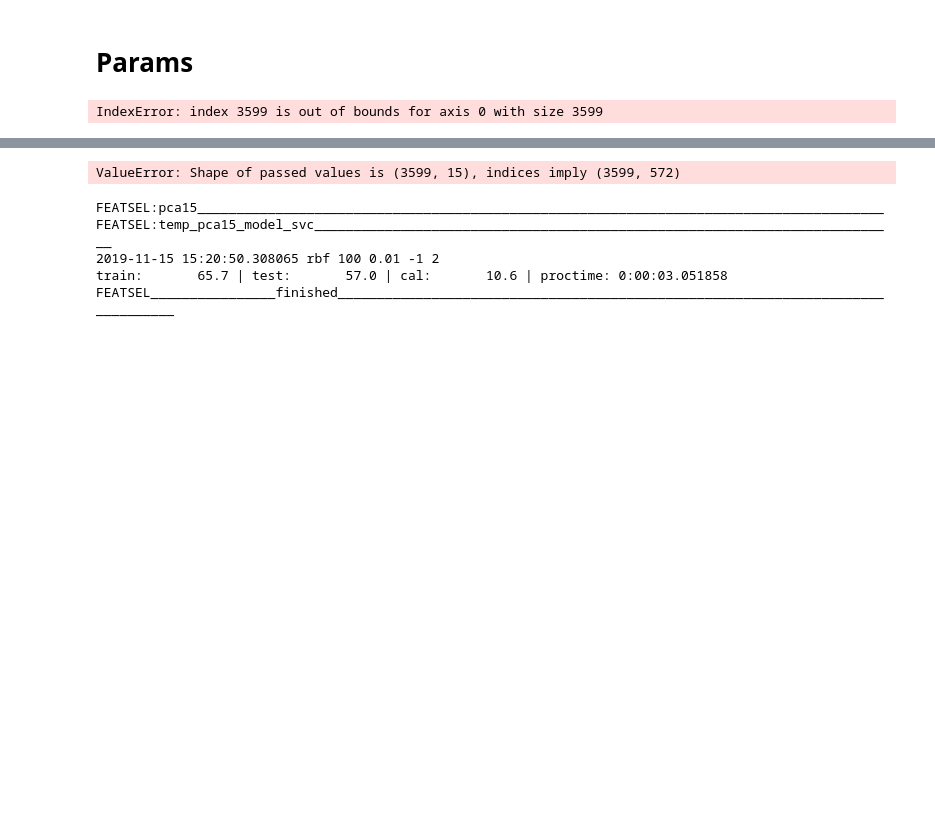
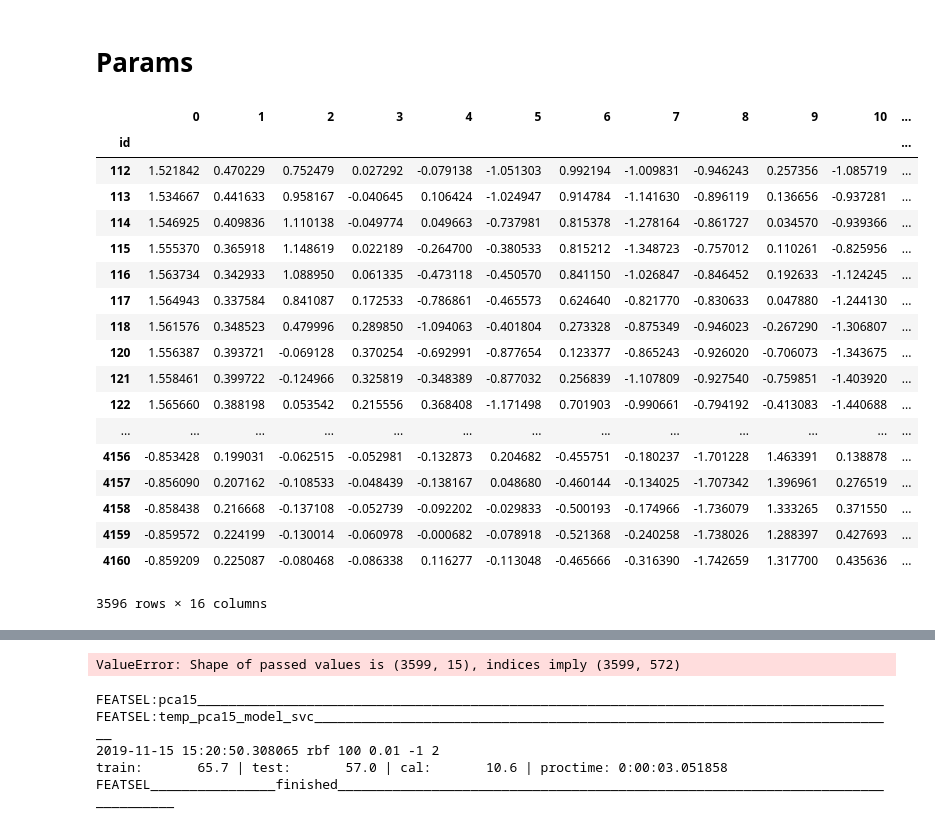
Before and after one commit to ai357060/model, a Jupyter notebook: model tester.ipynb, the cells around one changed output, grey strips where cells are left out. Cells and saved outputs as stored; diff of their text form; code cells hidden in the pictures; blank space fills up the shorter version.

Commit message:
Add files via upload
working on ExamineNN

```diff
--- a/model tester.ipynb
+++ b/model tester.ipynb
@@ -95,7 +95,7 @@ masterframe.dropna(inplace=True)
 masterframe = masterframe[-3600:] ###testowo
 masterframe = masterframe[:-1]
 X_df = masterframe.iloc[:, 2:-1]
-y_df = masterframe.iloc[:, -1]
+y_df = masterframe.iloc[:, -1:]
 featurenames = X_df.columns.values
 
 X = X_df.values
@@ -137,10 +137,31 @@ for i in featcount:
     if featsel == 'pca':
         select = PCA(n_components=i, whiten=True, random_state=2)
         select.fit(X_df)
-        masterframe_rfe = select.transform(X_df)
-        masterframe_rfe = pd.DataFrame(masterframe_rfe)
-        masterframe_rfe['y'] = masterframe.y
-
-    nn_resdf = ExamineNN(orygframe,X_test[:,0],masterframe_rfe,featurenames,testone=testone,plot=False)
+        x_rfe = select.transform(X_df)
+        xdf_rfe = pd.DataFrame(x_rfe)
+        masterframe_rfe = pd.concat([X_df.id.reset_index(drop=True),xdf_rfe.reset_index(drop=True),y_df.reset_index(drop=True)], axis = 1, ignore_index = True)
+        masterframe_rfe.columns = ['id','0','1','2','3','4','5','6','7','8','9','10','11','12','13','14','y']
+        masterframe_rfe.set_index('id',inplace = True)
+#     nn_resdf = ExamineNN(orygframe,X_test[:,0],masterframe_rfe,featurenames,testone=testone,plot=False)
-# %% [output]
-IndexError: index 3599 is out of bounds for axis 0 with size 3599
+# %%
+masterframe_rfe
+# %% [output]
+|  | 0 | 1 | 2 | 3 | 4 | 5 | 6 | 7 | 8 | 9 | 10 | ... |
+| id |  |  |  |  |  |  |  |  |  |  |  | ... |
+| 112 | 1.521842 | 0.470229 | 0.752479 | 0.027292 | -0.079138 | -1.051303 | 0.992194 | -1.009831 | -0.946243 | 0.257356 | -1.085719 | ... |
+| 113 | 1.534667 | 0.441633 | 0.958167 | -0.040645 | 0.106424 | -1.024947 | 0.914784 | -1.141630 | -0.896119 | 0.136656 | -0.937281 | ... |
+| 114 | 1.546925 | 0.409836 | 1.110138 | -0.049774 | 0.049663 | -0.737981 | 0.815378 | -1.278164 | -0.861727 | 0.034570 | -0.939366 | ... |
+| 115 | 1.555370 | 0.365918 | 1.148619 | 0.022189 | -0.264700 | -0.380533 | 0.815212 | -1.348723 | -0.757012 | 0.110261 | -0.825956 | ... |
+| 116 | 1.563734 | 0.342933 | 1.088950 | 0.061335 | -0.473118 | -0.450570 | 0.841150 | -1.026847 | -0.846452 | 0.192633 | -1.124245 | ... |
+| 117 | 1.564943 | 0.337584 | 0.841087 | 0.172533 | -0.786861 | -0.465573 | 0.624640 | -0.821770 | -0.830633 | 0.047880 | -1.244130 | ... |
+| 118 | 1.561576 | 0.348523 | 0.479996 | 0.289850 | -1.094063 | -0.401804 | 0.273328 | -0.875349 | -0.946023 | -0.267290 | -1.306807 | ... |
+| 120 | 1.556387 | 0.393721 | -0.069128 | 0.370254 | -0.692991 | -0.877654 | 0.123377 | -0.865243 | -0.926020 | -0.706073 | -1.343675 | ... |
+| 121 | 1.558461 | 0.399722 | -0.124966 | 0.325819 | -0.348389 | -0.877032 | 0.256839 | -1.107809 | -0.927540 | -0.759851 | -1.403920 | ... |
+| 122 | 1.565660 | 0.388198 | 0.053542 | 0.215556 | 0.368408 | -1.171498 | 0.701903 | -0.990661 | -0.794192 | -0.413083 | -1.440688 | ... |
+| ... | ... | ... | ... | ... | ... | ... | ... | ... | ... | ... | ... | ... |
+| 4156 | -0.853428 | 0.199031 | -0.062515 | -0.052981 | -0.132873 | 0.204682 | -0.455751 | -0.180237 | -1.701228 | 1.463391 | 0.138878 | ... |
+| 4157 | -0.856090 | 0.207162 | -0.108533 | -0.048439 | -0.138167 | 0.048680 | -0.460144 | -0.134025 | -1.707342 | 1.396961 | 0.276519 | ... |
+| 4158 | -0.858438 | 0.216668 | -0.137108 | -0.052739 | -0.092202 | -0.029833 | -0.500193 | -0.174966 | -1.736079 | 1.333265 | 0.371550 | ... |
+| 4159 | -0.859572 | 0.224199 | -0.130014 | -0.060978 | -0.000682 | -0.078918 | -0.521368 | -0.240258 | -1.738026 | 1.288397 | 0.427693 | ... |
+| 4160 | -0.859209 | 0.225087 | -0.080468 | -0.086338 | 0.116277 | -0.113048 | -0.465666 | -0.316390 | -1.742659 | 1.317700 | 0.435636 | ... |
+3596 rows × 16 columns
```
Also changed, not shown: parts of 1 cell of this notebook, 1 other file.
